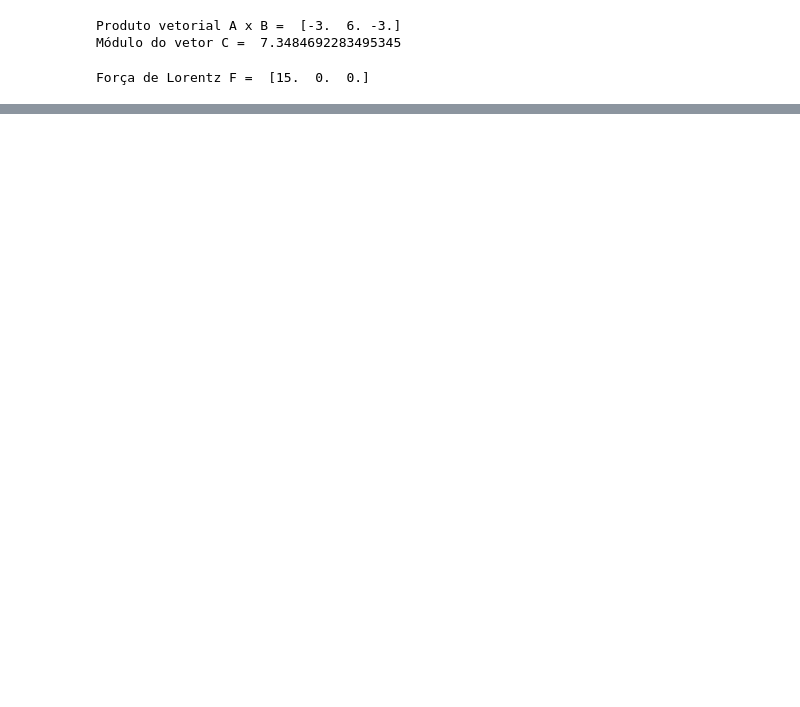
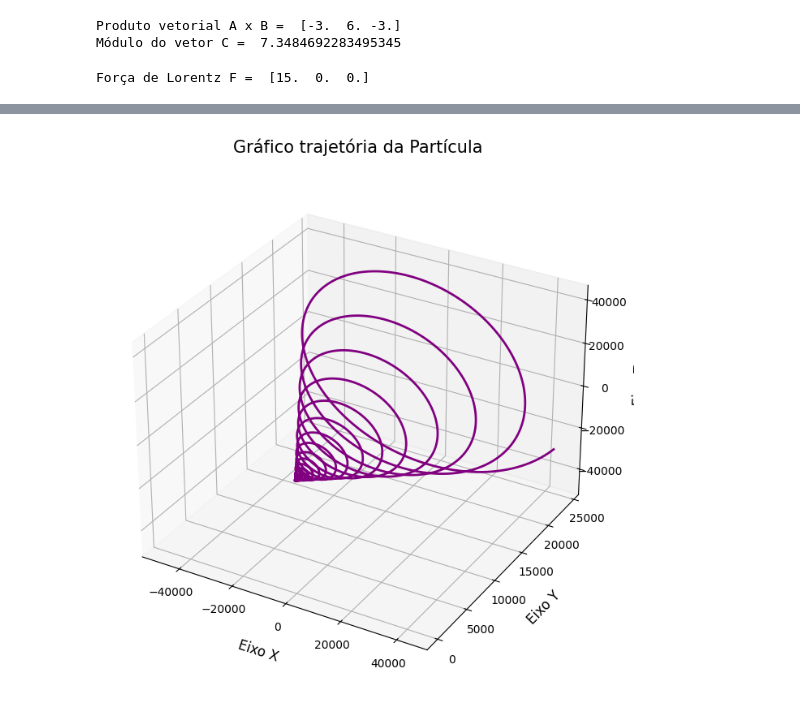
Before and after one commit to raissabaastos/Cosmic-Rays, a Jupyter notebook: CRs.ipynb, the cells around one changed output, grey strips where cells are left out. Drawn from its saved outputs; the diff is of its cells as text; code cells hidden in the pictures; blank space fills up the shorter version.

```diff
--- a/CRs.ipynb
+++ b/CRs.ipynb
@@ -51,0 +161,15 @@ Força de Lorentz F =  [15.  0.  0.]
+# %%
+import matplotlib.pyplot as plt
+
+fig = plt.figure(figsize=(10, 7))
+ax = plt.axes(projection='3d', facecolor='white')
+ax.plot3D(df['x'], df['y'], df['z'], color='purple', linewidth=2)
+ax.set_xlabel('Eixo X', fontsize=12, labelpad=10)
+ax.set_ylabel('Eixo Y', fontsize=12, labelpad=10)
+ax.set_zlabel('Eixo Z', fontsize=12, labelpad=10)
+ax.set_title('Gráfico trajetória da Partícula', fontsize=15, pad=20)
+ax.grid(True)
+plt.tight_layout()
+plt.show()
+# %% [output]
+[figure, added]
```
Also changed, not shown: parts of 4 cells of this notebook.
